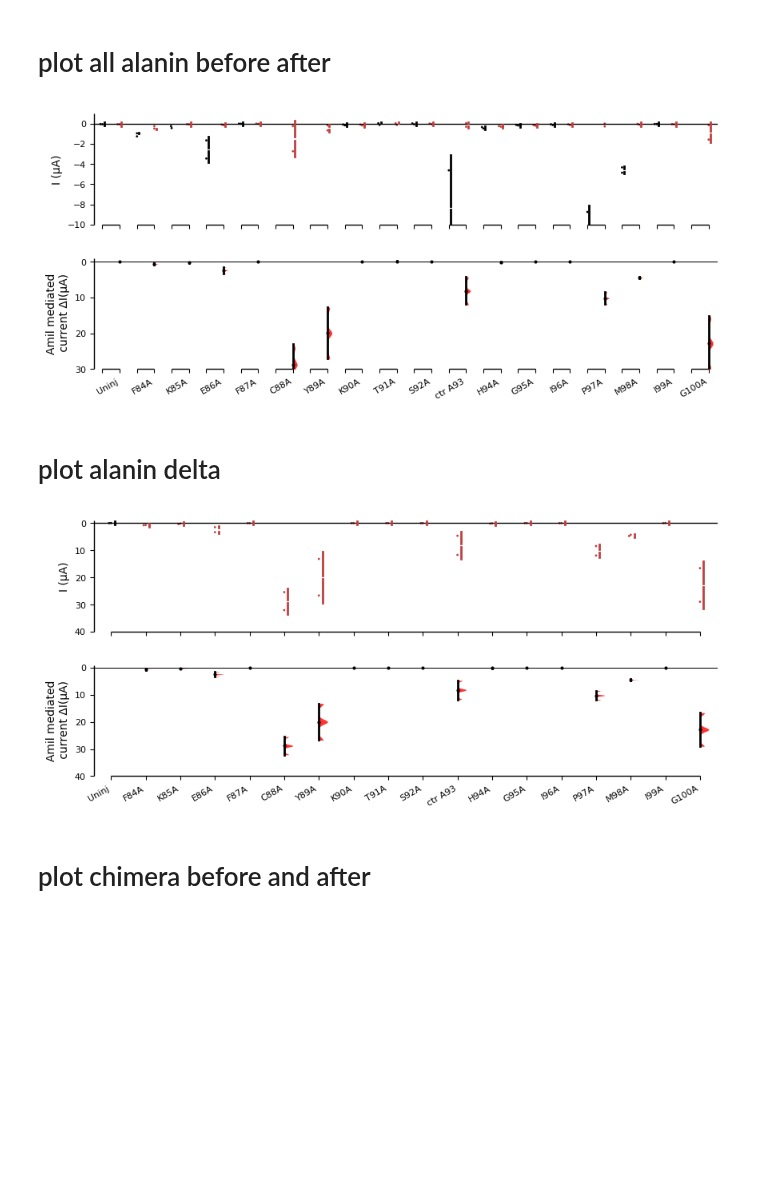
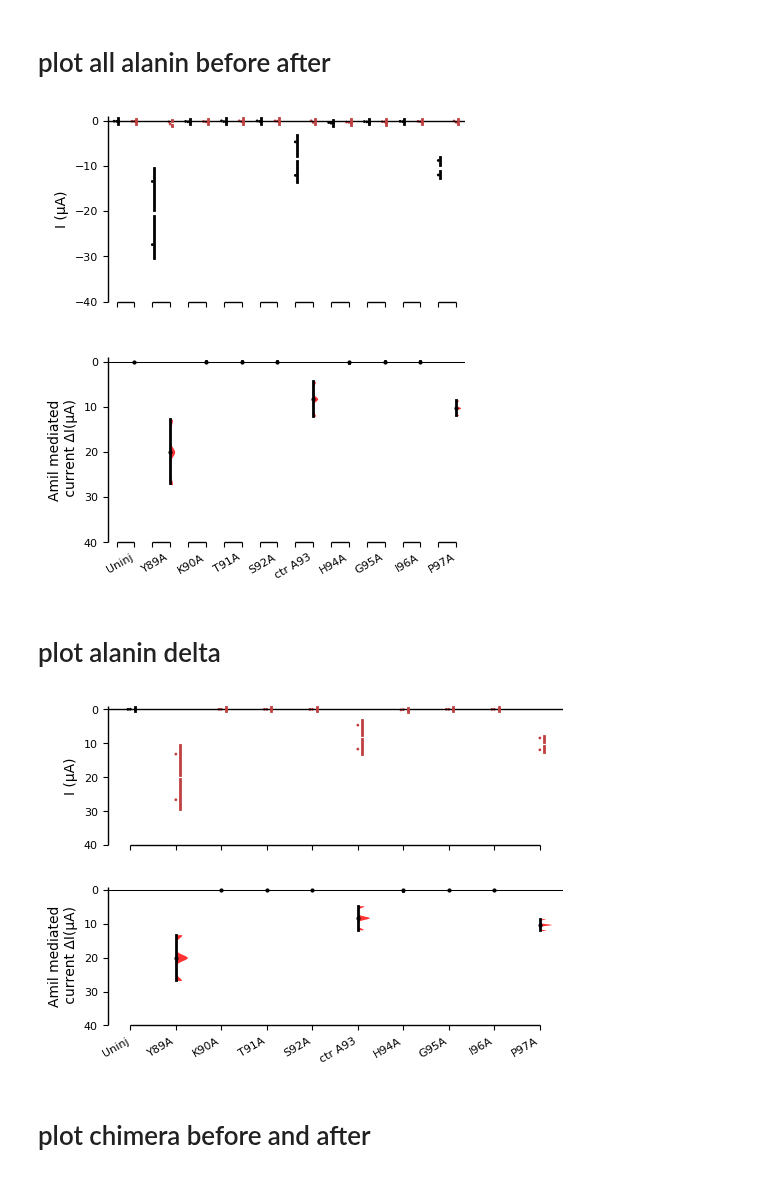
Before and after one commit to sfechner/JupyterNotebooksDEGENaCPharm, a Jupyter notebook: RatioNterm.ipynb, the cells around one changed output. Cells and saved outputs as stored; diff of their text form; code cells hidden in the pictures; blank space fills up the shorter version.

```diff
--- a/RatioNterm.ipynb
+++ b/RatioNterm.ipynb
@@ -167,11 +167,11 @@ df_ChangeInCuruA.head()
 # %% [markdown]
 ## Rename Mutations and plasmid Names
 # %%
-ReNameAlanin ={'F84A':'mg738mg012',
-         'K85A':'mg739mg012',
-         'E86A':'mg740mg012',
-         'F87A':'mg741mg012',
-         'C88A':'mg748mg012',
+ReNameAlanin ={#'F84A':'mg738mg012',
+         #'K85A':'mg739mg012',
+         #'E86A':'mg740mg012',
+         #'F87A':'mg741mg012',
+         #'C88A':'mg748mg012',
          'Y89A':'mg759mg012',
          'K90A':'mg745mg012',
          'T91A':'mg752mg012',
@@ -181,9 +181,9 @@ ReNameAlanin ={'F84A':'mg738mg012',
          'G95A':'mg746mg012',
          'I96A':'mg747mg012',
          'P97A':'mg760mg012',
-         'M98A':'mg753mg012',
-         'I99A':'mg761mg012',
-         'G100A':'mg751mg012'
+         #'M98A':'mg753mg012',
+         #'I99A':'mg761mg012',
+         #'G100A':'mg751mg012'
         }
 
 ReNameChimera={#'M4-NtermDT1':'mg755mg012',
@@ -289,41 +289,41 @@ for i in range(50):
 # plot all alanin before after
 # %%
 #plt.figure(figsize=(3.5, 3))
-fig1= Fig_BeforeAfter_Alanin.mean_diff.plot(swarm_ylim=(-10,1), contrast_ylim=(30,-1), fig_size=(12, 4.5),  raw_marker_size=(2),es_marker_size=2,contrast_label='Amil mediated\n current ΔI(µA)',
+fig1= Fig_BeforeAfter_Alanin.mean_diff.plot(swarm_ylim=(-40,1), contrast_ylim=(40,-1), fig_size=(5.5, 6),  raw_marker_size=(2),es_marker_size=2,contrast_label='Amil mediated\n current ΔI(µA)',
                                     swarm_label='I (µA)',custom_palette=colorsBefAfter, reflines_kwargs = {'linestyle':'dashed', 'linewidth':0.75})#,reflines_kwargs
 
 
 fig1.axes[0].plot([-1,50], [0,0], 'k-', color='#000000', linewidth=1)
 #fig1.axes[1].plot([-1,20], [-1,-1], 'k--', color='#000000', linewidth=1)
 fig1.axes[0].tick_params(axis='both', which='major', labelsize=8)
 fig1.axes[1].tick_params(axis='both', which='major', labelsize=8)
 #fig1 = plot([-1,1], [0,0])# , 'k--', color='#000000', linewidth=1)
 #ax1.spines['left'].set_position(('outward',35))
 
 
 labels = ['','']
 fig1.axes[0].set_xticklabels(labels, rotation=30, ha='right')
 # fig1.axes[0].text(0.13, -12.5, 'Ibu (µM)')
 # fig1.axes[0].text(4.0, -12.5, 'Asp  (µM)')
 
 labels2 = ['','Uninj']
 for i in range(0,len(LabelAlanin)):
     labels2.append('')
     labels2.append(LabelAlanin[i])
 
 #labels2 = ['',LabelAlanin[0],'','F84A','','K85A','','E86A','','F87A','','C88A','','Y89A','','K90A','','T91A','','S92A','','H94A','','G95A','','I96A','','P97A','','M98A','','I99A','','G100A']
 fig1.axes[1].set_xticklabels(labels2, rotation=30, ha='right')
 
 #plt.gcf().subplots_adjust(bottom=0.2, left=0.3,right=None, top=None,hspace=1.5, wspace=0.2)
 plt.gcf().subplots_adjust(bottom=0.17, left=0.25,right=None, top=None,hspace=0.75, wspace=0.2)
-plt.savefig(filedirExportFig+"ChangeinCurrentPilotAlanin"+'.pdf')
+plt.savefig(filedirExportFig+"BeforeAfterPilotAlanin-WithOutCurrent"+'.pdf')
 # %% [output]
-[figure, old version]
+[figure, new version]
 # %% [markdown]
 # plot alanin delta
 # %%
 #plt.figure(figsize=(3.5, 3))
-fig1= Fig_Delta_Alanin.mean_diff.plot(swarm_ylim=(40,-1), contrast_ylim=(40,-1), fig_size=(12, 4.5),  raw_marker_size=(2),es_marker_size=2,contrast_label='Amil mediated\n current ΔI(µA)',
+fig1= Fig_Delta_Alanin.mean_diff.plot(swarm_ylim=(40,-1), contrast_ylim=(40,-1), fig_size=(7, 4.5),  raw_marker_size=(2),es_marker_size=2,contrast_label='Amil mediated\n current ΔI(µA)',
                                     swarm_label='I (µA)',custom_palette=colorsDelta, reflines_kwargs = {'linestyle':'dashed', 'linewidth':0.75})#,reflines_kwargs
 
 
@@ -350,9 +350,9 @@ fig1.axes[1].set_xticklabels(labels2, rotation=30, ha='right')
 
 #plt.gcf().subplots_adjust(bottom=0.2, left=0.3,right=None, top=None,hspace=1.5, wspace=0.2)
 plt.gcf().subplots_adjust(bottom=0.17, left=0.25,right=None, top=None,hspace=0.75, wspace=0.2)
-plt.savefig(filedirExportFig+"ChangeinCurrentPilotAlanin"+'.pdf')
+plt.savefig(filedirExportFig+"ChangeinCurrentPilotAlanin-WithOutCurrent"+'.pdf')
 # %% [output]
-[figure, old version]
+[figure, new version]
 # %% [markdown]
 # plot chimera before and after
 # %%
```
Also changed, not shown: 1 other file.
